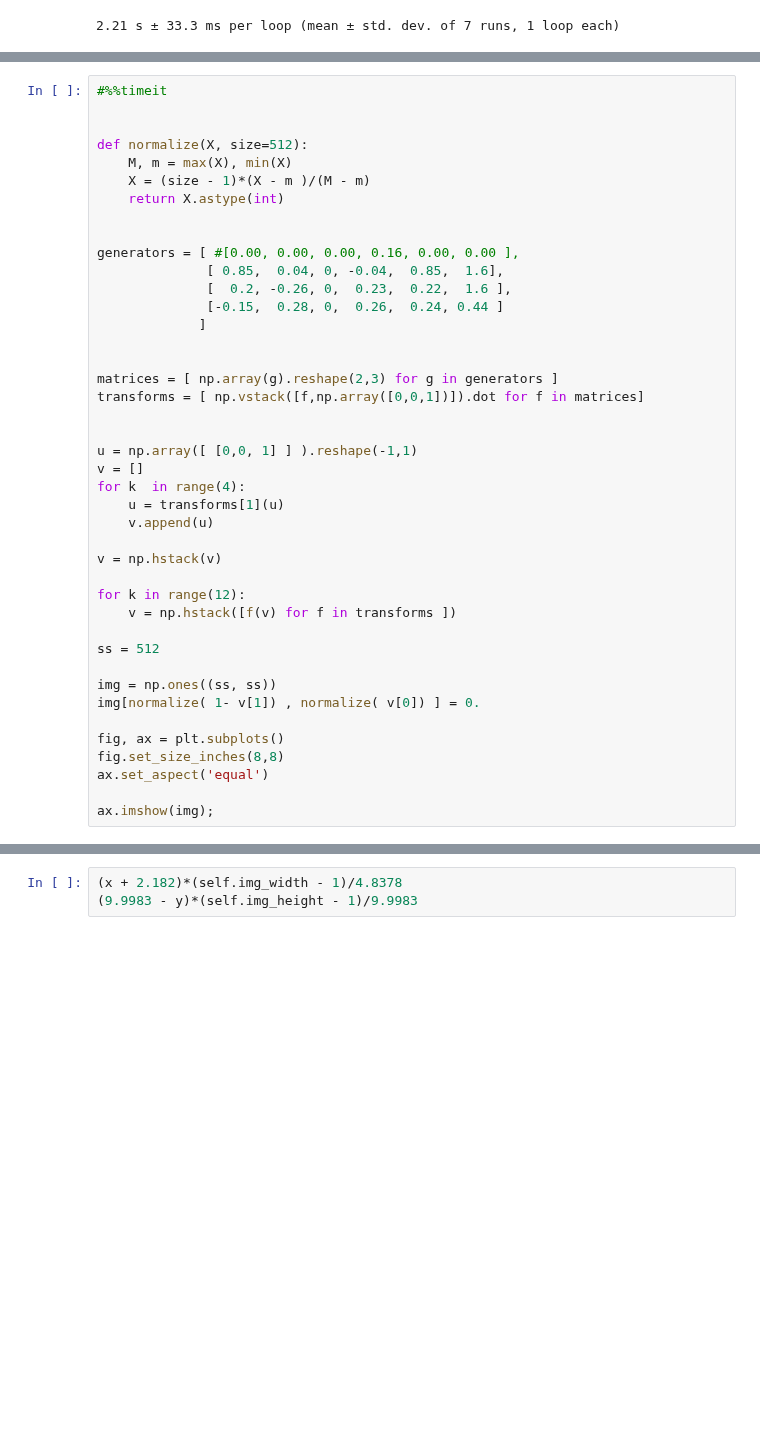
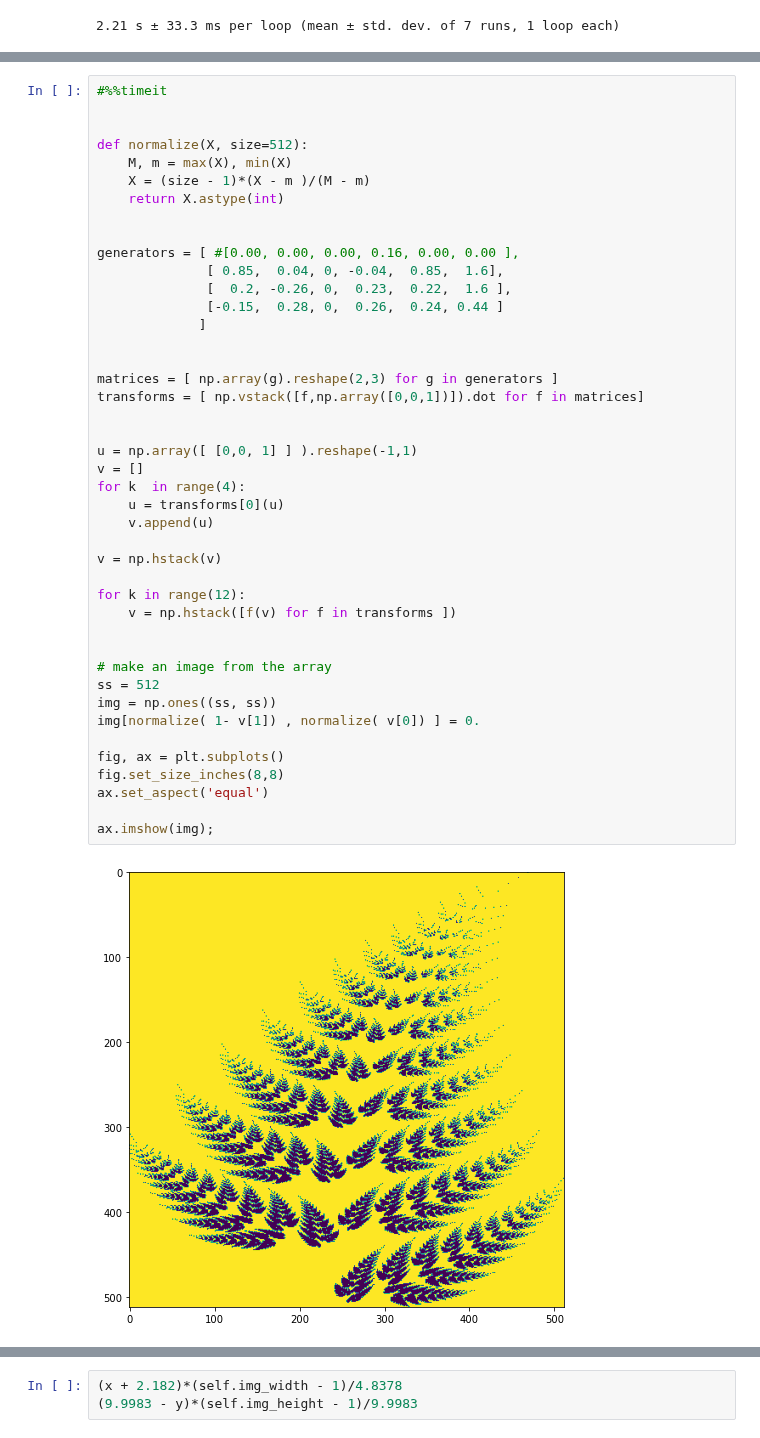
Before and after one commit to macbuse/macbuse.github.io, a Jupyter notebook: PROG/barnsley_fern.ipynb, the cells around one changed output, grey strips where cells are left out. Drawn from its saved outputs; the diff is of its cells as text; blank space fills up the shorter version.

```diff
--- a/PROG/barnsley_fern.ipynb
+++ b/PROG/barnsley_fern.ipynb
@@ -232,32 +367,35 @@ def normalize(X, size=512):
 generators = [ #[0.00, 0.00, 0.00, 0.16, 0.00, 0.00 ],
               [ 0.85,  0.04, 0, -0.04,  0.85,  1.6],
               [  0.2, -0.26, 0,  0.23,  0.22,  1.6 ],
               [-0.15,  0.28, 0,  0.26,  0.24, 0.44 ]
              ]
 
 
 matrices = [ np.array(g).reshape(2,3) for g in generators ]
 transforms = [ np.vstack([f,np.array([0,0,1])]).dot for f in matrices]
 
 
 u = np.array([ [0,0, 1] ] ).reshape(-1,1)
 v = []
 for k  in range(4):
-    u = transforms[1](u)
+    u = transforms[0](u)
     v.append(u)
 
 v = np.hstack(v)
 
 for k in range(12):
     v = np.hstack([f(v) for f in transforms ])
 
+
+# make an image from the array
 ss = 512
-
 img = np.ones((ss, ss))
 img[normalize( 1- v[1]) , normalize( v[0]) ] = 0.
 
 fig, ax = plt.subplots()
 fig.set_size_inches(8,8)
 ax.set_aspect('equal')
 
 ax.imshow(img);
+# %% [output]
+[figure, added]
```
Also changed, not shown: parts of 23 cells of this notebook.
